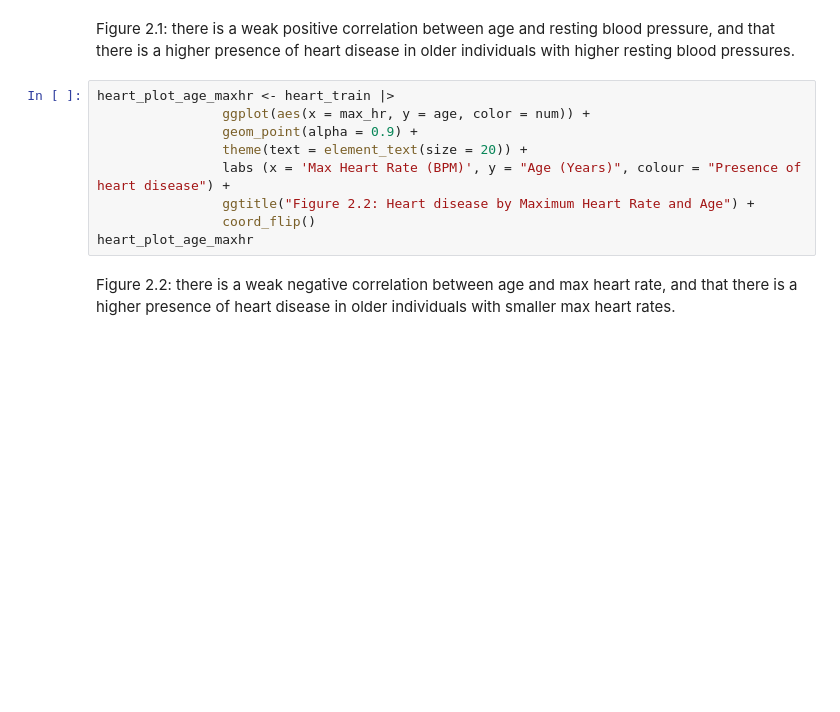
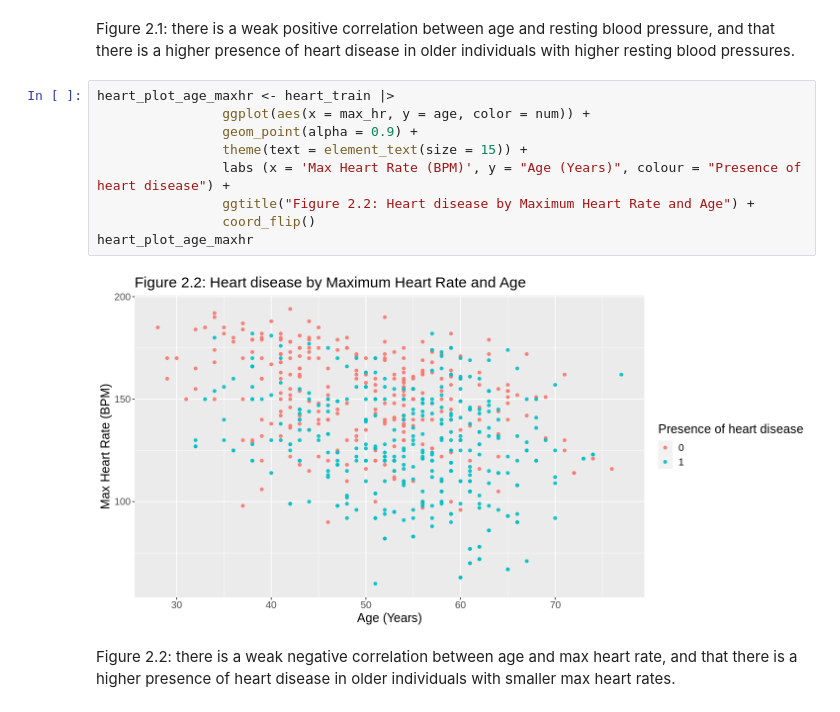
Before and after one commit to xonew/DSCI-100-002-Group-26, a Jupyter notebook: project_submission.ipynb, the cells around one changed output. Drawn from its saved outputs; the diff is of its cells as text; blank space fills up the shorter version.

```diff
--- a/project_submission.ipynb
+++ b/project_submission.ipynb
@@ -90,12 +154,14 @@ Figure 2.1: there is a weak positive correlation between age and resting blood p
 # %%
 heart_plot_age_maxhr <- heart_train |>
                 ggplot(aes(x = max_hr, y = age, color = num)) +
                 geom_point(alpha = 0.9) +
-                theme(text = element_text(size = 20)) +
+                theme(text = element_text(size = 15)) +
                 labs (x = 'Max Heart Rate (BPM)', y = "Age (Years)", colour = "Presence of heart disease") +
                 ggtitle("Figure 2.2: Heart disease by Maximum Heart Rate and Age") +
                 coord_flip()
 heart_plot_age_maxhr
+# %% [output]
+[figure, added]
 # %% [markdown]
 Figure 2.2: there is a weak negative correlation between age and max heart rate, and that there is a higher presence of heart disease in older individuals with smaller max heart rates.
 # %% [markdown]
```
Also changed, not shown: parts of 16 cells of this notebook.
